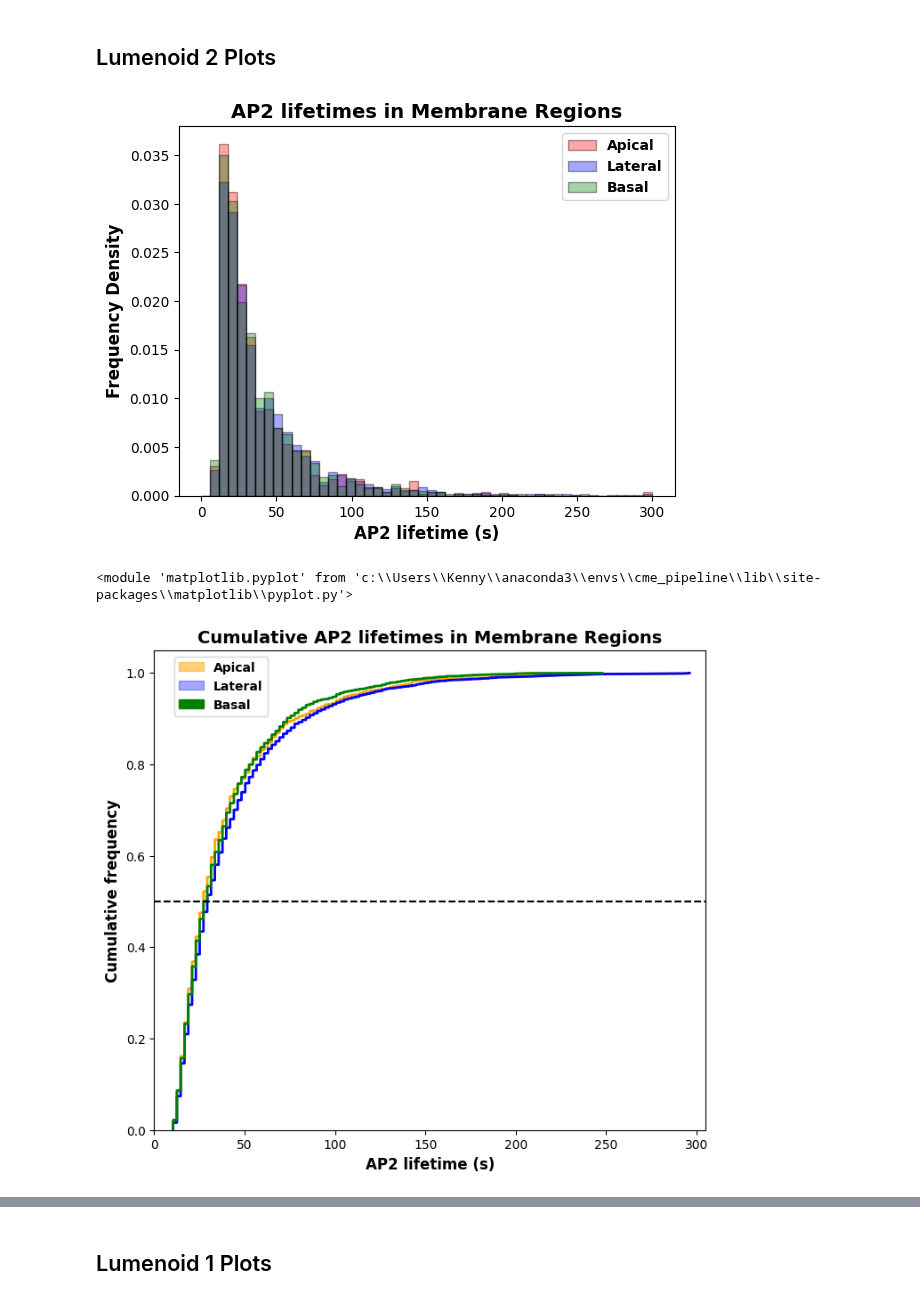
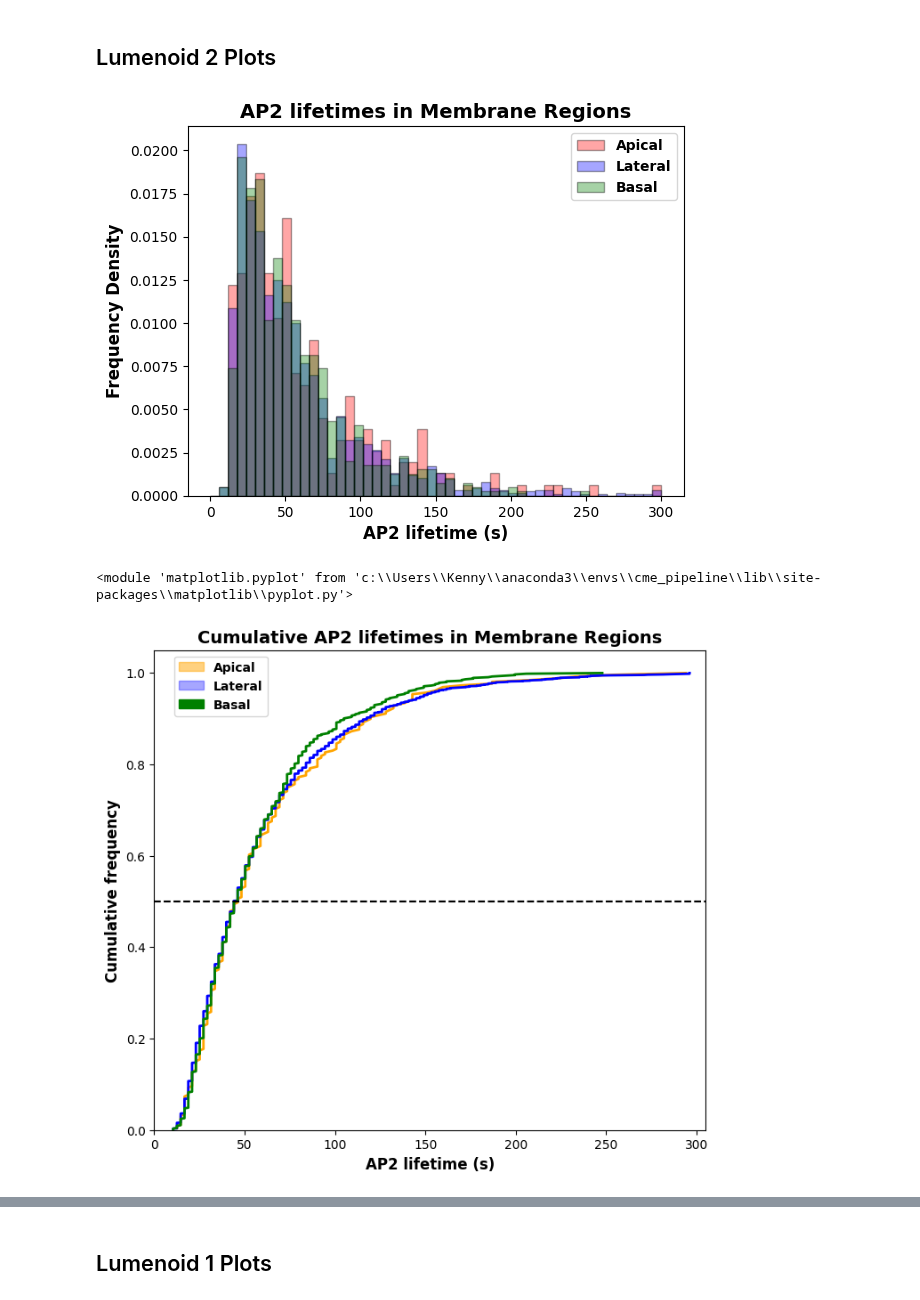
Before and after one commit to MatsulabUW/LLSM-CME-ANALYSIS, a Jupyter notebook: Final/Jupyter_Notebooks/matlab_interface/segmented_endocytosis_plots.ipynb, the cells around one changed output, grey strips where cells are left out. Cells and saved outputs as stored; diff of their text form; code cells hidden in the pictures.

```diff
--- a/Final/Jupyter_Notebooks/matlab_interface/segmented_endocytosis_plots.ipynb
+++ b/Final/Jupyter_Notebooks/matlab_interface/segmented_endocytosis_plots.ipynb
@@ -82,7 +82,7 @@ custom_length_ranges = [[5, 10], [11,15], [16, 20], [21, 25], [26, 30], [31, 40]
 # %%
 def trackFilter(region_to_plot, plot_all_channels, tracks, channels_to_plot = [True, True]):
     """
-    Filter out tracks based on the specifcations of the user.
+    Filter out tracks based on the specifcations of the
 
     Parameters:
     1. region_to_plot (str): Region to filter tracks by. If 'All', no filtering is applied. Otherwise should be 'Apical', 'Lateral', or 'Basal'.
@@ -99,7 +99,7 @@ def trackFilter(region_to_plot, plot_all_channels, tracks, channels_to_plot = [T
         #filtered_tracks_all_control = filtered_tracks_control.copy()
         filtered_tracks_all_treatment = tracks.copy()
 
-    if region_to_plot != 'All':
+    else:
         # filtered_tracks_all_control = filtered_tracks_control.copy()
         filtered_tracks_all_treatment = tracks.copy()
         # filtered_tracks_all_control = filtered_tracks_all_control[filtered_tracks_all_control['membrane_region'] == region_to_plot]
@@ -111,7 +111,7 @@ def trackFilter(region_to_plot, plot_all_channels, tracks, channels_to_plot = [T
         tracks_channel_subset_treatment = filtered_tracks_all_treatment.copy()
         return tracks_channel_subset_treatment
     else:
-        tracks_channel_subset_treatment = filtered_tracks_all_treatment[(tracks['channel1_positive'] == channels_to_plot[0]) & (filtered_tracks_all_treatment['channel2_positive'] == channels_to_plot[1])]
+        tracks_channel_subset_treatment = filtered_tracks_all_treatment[(filtered_tracks_all_treatment['channel1_positive'] == channels_to_plot[0]) & (filtered_tracks_all_treatment['channel2_positive'] == channels_to_plot[1])]
         return tracks_channel_subset_treatment
 # %%
 # Plot histogram of all track lengths (lifetimes)
@@ -323,17 +390,17 @@ def plot_cumulative_lifetime(tracks, framerate, label_list, title = None):
 # %% [markdown]
 ## Lumenoid 2 Plots
 # %%
-tracks_channel_subset_treatment = trackFilter('All', True, filtered_tracks_treatment)
+tracks_channel_subset_treatment = trackFilter('All', False, filtered_tracks_treatment)
 lumenoid2_frame_ms = 2100
 createHistogramAP2Lifetimes(tracks_channel_subset_treatment,lumenoid2_frame_ms,False)
 # %% [output]
-[figure, old version]
+[figure, new version]
 # %%
 # Cumulative plot of track lifetimes
-plot_cumulative_lifetime(tracks_channel_subset_treatment, lumenoid2_frame_ms, conditions_list=[label1, label2, label3])
+plot_cumulative_lifetime(tracks_channel_subset_treatment, lumenoid2_frame_ms, [label1, label2, label3])
 # %% [output]
 <module 'matplotlib.pyplot' from 'c:\\Users\\Kenny\\anaconda3\\envs\\cme_pipeline\\lib\\site-packages\\matplotlib\\pyplot.py'>
-[figure, old version]
+[figure, new version]
 # %%
 createBoxWhiskerPlot(tracks_channel_subset_treatment,False,lumenoid2_frame_ms)
 # %% [output]
```
Also changed, not shown: parts of 11 cells of this notebook.
